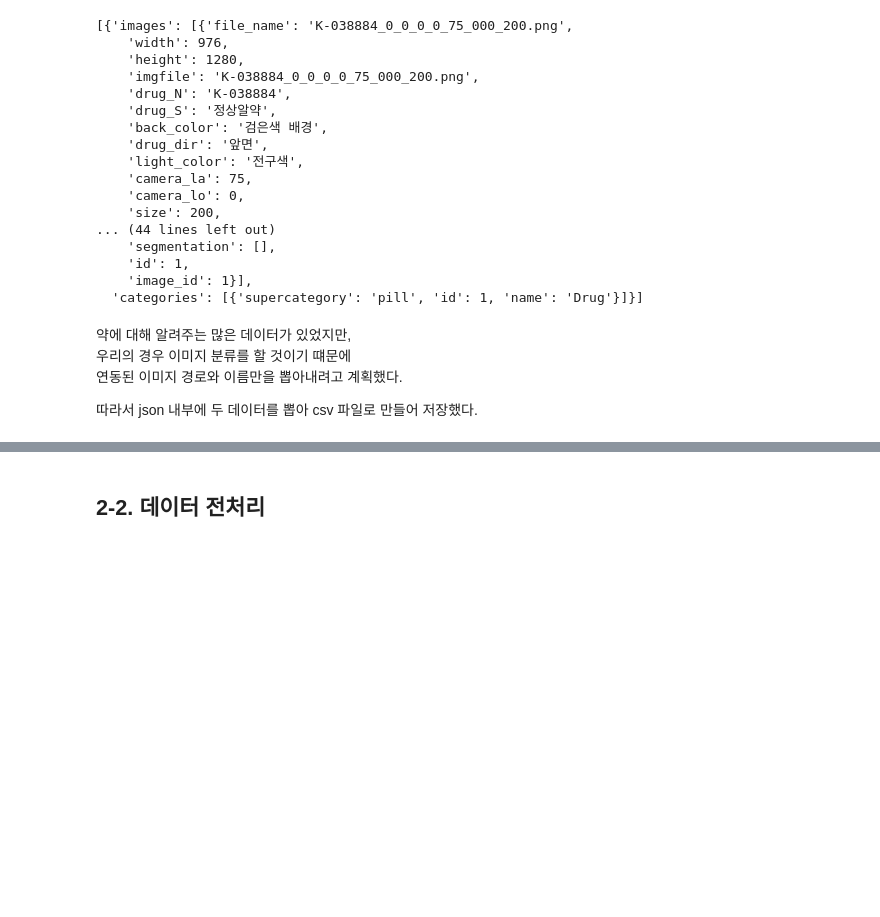
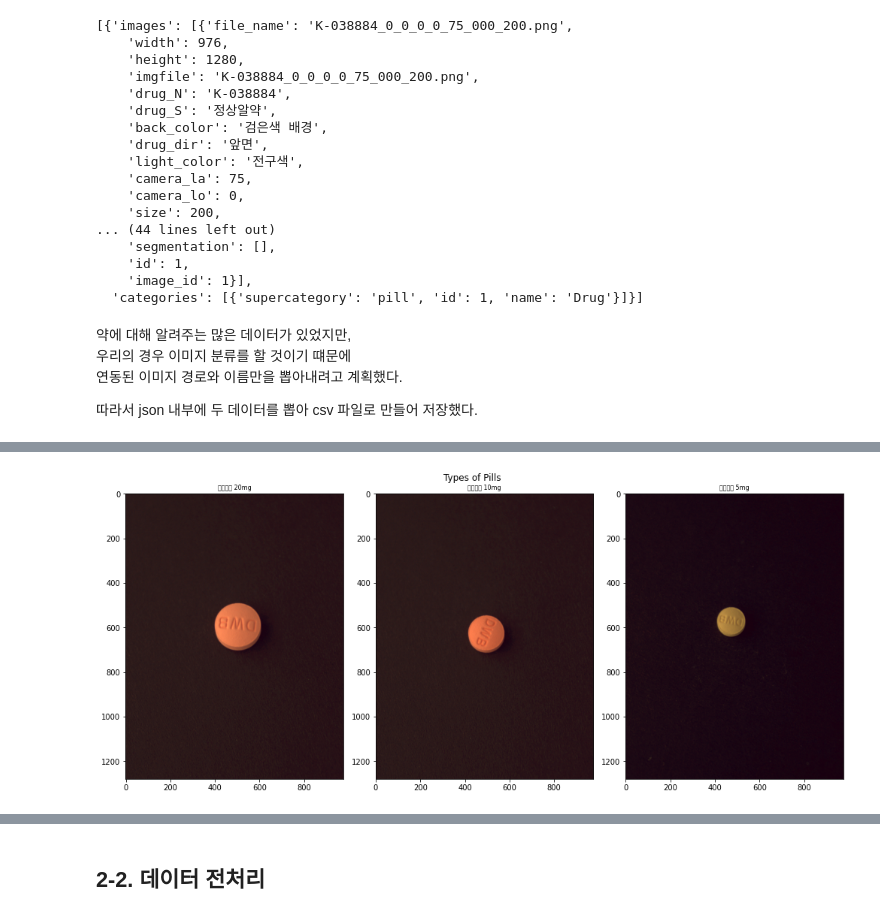
Before and after one commit to xman227/SWbootcamp, a Jupyter notebook: Oha/Project2.ipynb, the cells around one changed output, grey strips where cells are left out. Cells and saved outputs as stored; diff of their text form; code cells hidden in the pictures; blank space fills up the shorter version.

```diff
--- a/Oha/Project2.ipynb
+++ b/Oha/Project2.ipynb
@@ -148,0 +162,3 @@ df.drop('variety', axis=1)
+# %%
+num = len(df['dl_name'].unique())
+print(f'총 {len(df)} 개의 이미지 안에 { num } 개의 약 종류 존재')
@@ -148,0 +167,3 @@ df.drop('variety', axis=1)
+# %%
+for i in df['dl_name'].unique():
+    print(i[2:-2])
@@ -148,0 +289,22 @@ df.drop('variety', axis=1)
+# %%
+
+
+f, ax = plt.subplots(nrows=1,ncols=3, figsize=(14,6))
+
+idx = 4
+for i in range(3):
+
+    img = list(pills_df.iloc[:,0])[idx][2:-2]
+    folder_1 = list(pills_df.iloc[:,0])[idx][2:10] #첫 폴더
+    img_color = plt.imread(img_PATH + folder_1 + '/'+img)
+    title = list(pills_df.iloc[:,1])[idx][2:-2]
+
+    ax[i].imshow(img_color, resample=True)
+    ax[i].set_title(title, fontsize=8)
+    idx+=1
+
+plt.suptitle("Types of Pills")
+plt.tight_layout()
+plt.show()
+# %% [output]
+[figure, added]
```
Also changed, not shown: parts of 16 cells of this notebook.
